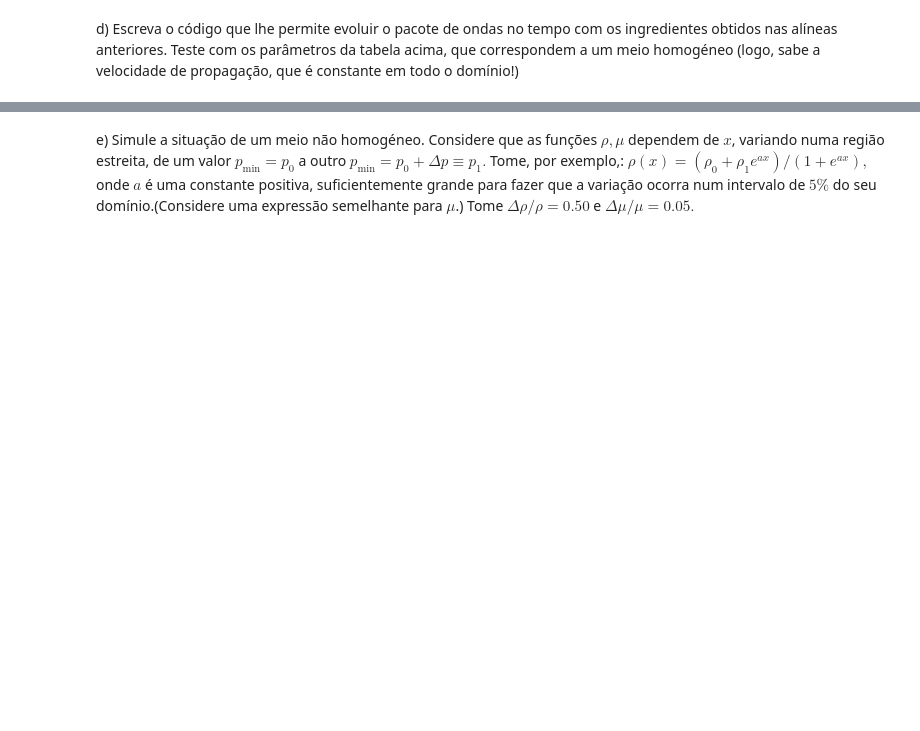
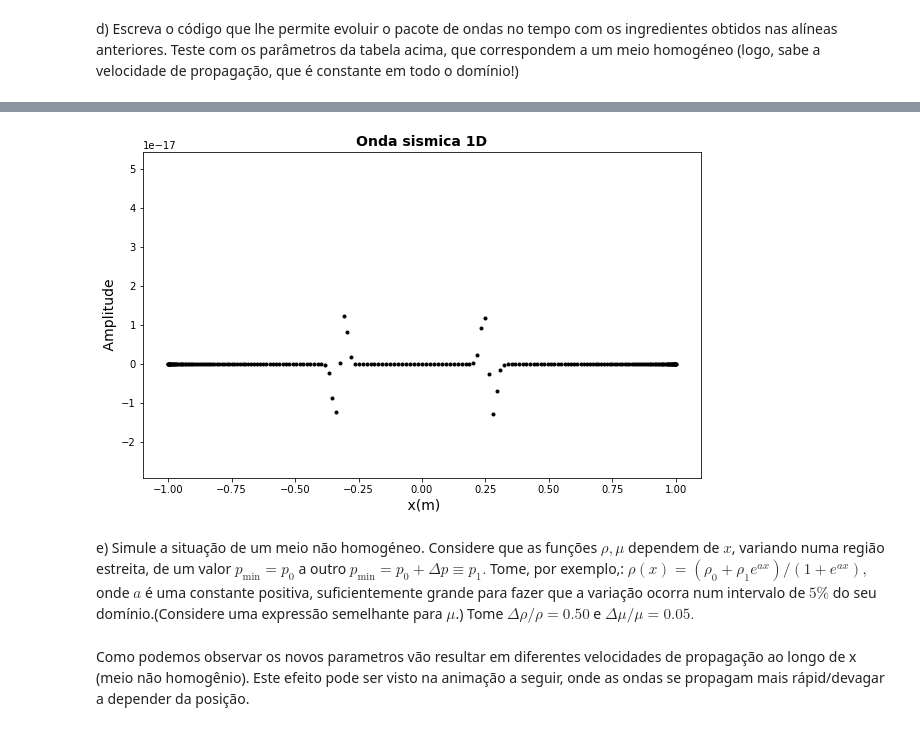
Before and after one commit to caua-veiga/Metodos-Computacionais-2022, a Jupyter notebook: TPC 3/TPC3_2022.ipynb, the cells around one changed output, grey strips where cells are left out. Drawn from its saved outputs; the diff is of its cells as text; code cells hidden in the pictures; blank space fills up the shorter version.

```diff
--- a/TPC 3/TPC3_2022.ipynb
+++ b/TPC 3/TPC3_2022.ipynb
@@ -125,7 +148,6 @@ def cheb(N):
 # %% [markdown]
 d) Escreva o código que lhe permite evoluir o pacote de ondas no tempo com os ingredientes obtidos nas alíneas anteriores. Teste com os parâmetros da tabela acima, que correspondem a um meio homogéneo (logo, sabe a velocidade de propagação, que é constante em todo o domínio!)
 # %%
-# initialization of pressure fields
 p = np.zeros(nx+1)
 pnew = np.zeros(nx+1)
 pold = np.zeros(nx+1)
@@ -134,61 +156,64 @@ d2p  = np.zeros(nx+1)
 
 iplot = 20        # Snapshot frequency
 
-# Show the plots in the Notebook.
 plt.switch_backend("nbagg")
 
-# Initialize animated plot
+# Matriz diferencial
+D,x = cheb(nx)
+# Initializar plot
 # ---------------------------------------------------------------
-D,x = cheb(nx)
 plt.figure(figsize=(10,6))
 line = plt.plot(x, p, 'k.', lw=2)
-plt.title('Chebyshev Method - 1D Elastic wave', size=16)
+
 plt.xlabel(' x(m)', size=14)
 plt.ylabel(' Amplitude ', size=14)
+plt.title('Onda sismica 1D', fontweight='bold', fontsize=14)
 
-plt.ion() # set interective mode
+plt.ion()
 plt.show()
 # ---------------------------------------------------------------
 
 
 
-# Time extrapolation
+# Extrapolação temporal
 # ---------------------------------------------------------------
-# Differentiation matrix
 for it in range(nt):
-    # Space derivatives
+    # Derivadas espaciais
     dp = np.dot(D, p.T)
     dp = mu/rho * dp
     dp = D @ dp
 
-    # Time extrapolation
+    # Extrapolação
     pnew = 2*p - pold + np.transpose(dp) * dt**2
 
-    # Source injection
+    # Termo fonte
     pnew = pnew + sg*src[it]*dt**2/rho
 
-    # Remapping
+
     pold, p = p, pnew
-    p[0] = 0; p[nx] = 0 # set boundaries pressure free
+    p[0] = 0; p[nx] = 0 # Condições de fronteira Dirislach
 
 
-    # Animation plot. Display solution
+    # Animação
     if not it % iplot:
         for l in line:
             l.remove()
             del l
 
         # --------------------------------------
         # Display lines
         line = plt.plot(x, p, 'k.', lw=1.5)
         plt.gcf().canvas.draw()
 # %% [output]
 [interactive output not drawn]
 [interactive output not drawn]
+[figure, added]
 # %% [markdown]
 e) Simule a situação de um meio não homogéneo. Considere que as funções $\rho, \mu$ dependem de $x$, variando numa região estreita, de um valor $p_{\textrm{min}}=p_0$ a outro $p_{\textrm{min}}=p_0 + \Delta p \equiv p_1.$ Tome, por exemplo,:
 $\rho(x) = (\rho_0 + \rho_1e^{ax})/(1 + e^{ax}),$
 onde $a$ é uma constante  positiva, suficientemente grande para fazer que a variação ocorra num intervalo de $5\%$ do seu domínio.(Considere uma expressão semelhante para $\mu$.) Tome $\Delta \rho/ \rho= 0.50$ e $\Delta \mu/ \mu= 0.05.$
+# %% [markdown]
+Como podemos observar os novos parametros vão resultar em diferentes velocidades de propagação ao longo de x (meio não homogênio). Este efeito pode ser visto na animação a seguir, onde as ondas se propagam mais rápid/devagar a depender da posição.
 # %%
 r0 = 2500
 dr0 = r0/2
```
Also changed, not shown: parts of 8 cells of this notebook, 2 other files.
